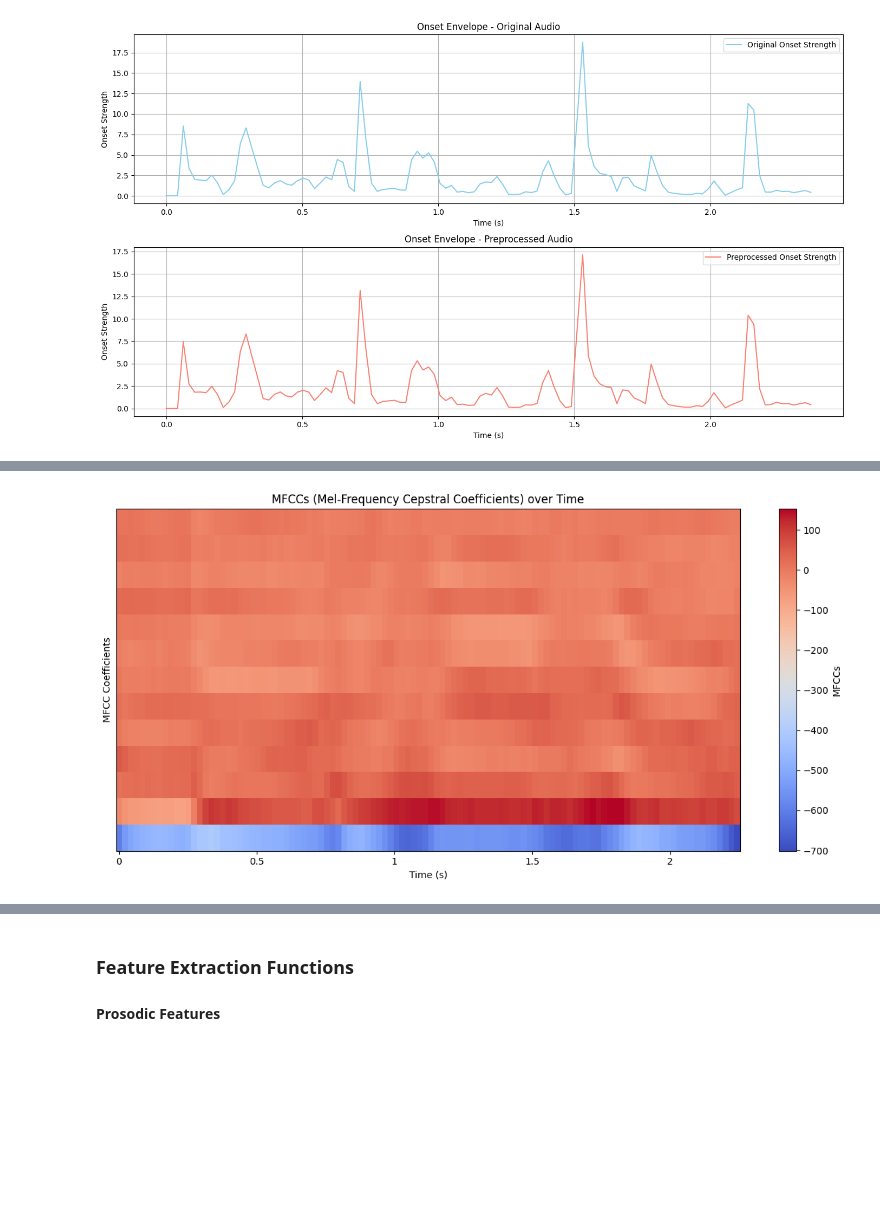
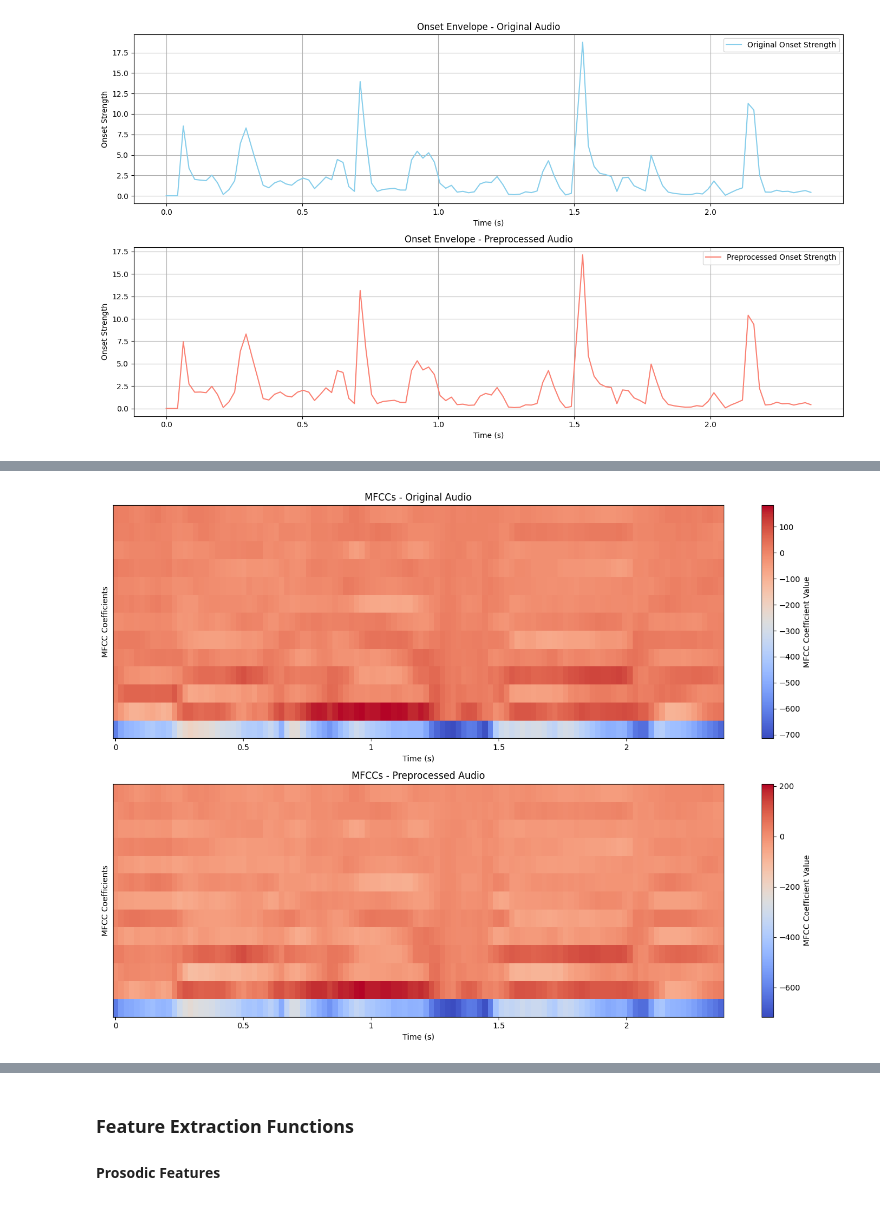
Before and after one commit to brunomfernandes45/emotion-detection, a Jupyter notebook: notebook.ipynb, the cells around one changed output, grey strips where cells are left out. Saved outputs shown, nothing was run; the diff lists cells and outputs as text; code cells hidden in the pictures; blank space fills up the shorter version.

```diff
--- a/notebook.ipynb
+++ b/notebook.ipynb
@@ -122,6 +122,8 @@ n_emotions
 ## **Frequency Domain Analysis**
 
 ### **Fast Fourier Transform (FFT)**
+# %%
+row_index = 0
 # %%
 def plot_fft(audio_data, sr, title):
     """
@@ -526,12 +516,9 @@ def extractNplot_tempo(original_audio, processed_audio, sr):
         "preprocessed_tempo_bpm": tempo_processed,
     }
 
-
-# Usage
-# Ensure that the index [1999] exists in your DataFrame. Adjust the index as needed.
-audio_original = original_df["audio_data"][0]
-audio_processed = original_df["processed_audio"][0]
-sr = original_df["sr"][0]
+audio_original = original_df["audio_data"][row_index]
+audio_processed = original_df["processed_audio"][row_index]
+sr = original_df["sr"][row_index]
 
 tempo_features = extractNplot_tempo(audio_original, audio_processed, sr)
 # %% [output]
@@ -545,48 +532,77 @@ Preprocessed Audio - Estimated Tempo: 98.66 BPM
 # %%
-def extractNplot_mfcc(audio_file):
+def extractNplot_mfcc(original_audio, processed_audio, sr):
     """
-    Extracts and visualizes the MFCCs (Mel-Frequency Cepstral Coefficients) of the audio signal.
+    Extracts and visualizes the MFCCs (Mel-Frequency Cepstral Coefficients) of both the original and preprocessed audio signals.
     Calculates key statistics such as mean and standard deviation for each MFCC coefficient.
 
     Args:
-        audio_file (str): Path to the audio file.
+        original_audio (np.ndarray): Original audio signal.
+        processed_audio (np.ndarray): Preprocessed audio signal.
+        sr (int): Sampling rate.
 
     Returns:
-        dict: A dictionary containing the mean and standard deviation of each MFCC coefficient.
+        dict: A dictionary containing the mean and standard deviation of each MFCC coefficient for both audio signals.
     """
-    # Extract the first 13 MFCCs from the audio signal
-    mfccs = librosa.feature.mfcc(y=y, sr=sr, n_mfcc=13)
 
-    # Calculate the mean and standard deviation of each MFCC coefficient
-    mfccs_mean = np.mean(mfccs, axis=1)  # Mean of each MFCC coefficient
-    mfccs_std = np.std(mfccs, axis=1)    # Standard deviation of each MFCC coefficient
+    def analyze_mfcc(y, sr, label, n_mfcc=13):
+        # Extract MFCCs
+        mfccs = librosa.feature.mfcc(y=y, sr=sr, n_mfcc=n_mfcc)
 
-    # Plot the MFCCs across time
-    plt.figure(figsize=(12, 6))
-    librosa.display.specshow(mfccs, x_axis='time', sr=sr, cmap='coolwarm')
-    plt.colorbar(label='MFCCs')
-    plt.title("MFCCs (Mel-Frequency Cepstral Coefficients) over Time")
+        # Calculate the mean and standard deviation of each MFCC coefficient
+        mfccs_mean = np.mean(mfccs, axis=1)  # Mean of each MFCC coefficient
+        mfccs_std = np.std(mfccs, axis=1)  # Standard deviation of each MFCC coefficient
+
+        # Print the statistics
+        print(f"{label} - MFCC Statistics:")
+        for i in range(n_mfcc):
+            print(f"MFCC {i+1}: Mean = {mfccs_mean[i]:.5f}, Std = {mfccs_std[i]:.5f}")
+        print("\n")
+
+        # Generate time values for the MFCCs
+        mfcc_times = librosa.times_like(mfccs, sr=sr)
+
+        return mfccs, mfcc_times, {"mfccs_mean": mfccs_mean, "mfccs_std": mfccs_std}
+
+    # Analyze original audio
+    mfccs_original, times_original, stats_original = analyze_mfcc(
+        original_audio, sr, "Original Audio"
+    )
+
+    # Analyze preprocessed audio
+    mfccs_processed, times_processed, stats_processed = analyze_mfcc(
+        processed_audio, sr, "Preprocessed Audio"
+    )
+
+    # Plotting
+    plt.figure(figsize=(14, 10))
+
+    # Original Audio MFCCs
+    plt.subplot(2, 1, 1)
+    librosa.display.specshow(mfccs_original, x_axis="time", sr=sr, cmap="coolwarm")
+    plt.colorbar(label="MFCC Coefficient Value")
+    plt.title("MFCCs - Original Audio")
     plt.xlabel("Time (s)")
     plt.ylabel("MFCC Coefficients")
+
+    # Preprocessed Audio MFCCs
+    plt.subplot(2, 1, 2)
+    librosa.display.specshow(mfccs_processed, x_axis="time", sr=sr, cmap="coolwarm")
+    plt.colorbar(label="MFCC Coefficient Value")
+    plt.title("MFCCs - Preprocessed Audio")
+    plt.xlabel("Time (s)")
+    plt.ylabel("MFCC Coefficients")
+
     plt.tight_layout()
     plt.show()
 
-    # Create a DataFrame to display the statistics for each MFCC coefficient
-    mfcc_stats = pd.DataFrame({
-        "MFCC Coefficient": [f"MFCC {i+1}" for i in range(13)],
-        "Mean": mfccs_mean,
-        "Standard Deviation": mfccs_std
-    })
-
-    # Display the MFCC statistics table
-    print("\nMFCC Statistics:")
-    print(mfcc_stats)
-
     return {
-        "mfccs_mean": mfccs_mean,
-        "mfccs_std": mfccs_std,
+        "original_mfcc_stats": stats_original,
+        "processed_mfcc_stats": stats_processed,
     }
 
-audio_file = y, sr = original_df["audio_data"][1999], original_df["sr"][0]
-mfcc_features = extractNplot_mfcc(audio_file)
+audio_original = original_df["audio_data"][row_index]
+audio_processed = original_df["processed_audio"][row_index]
+sr = original_df["sr"][row_index]
+
+mfcc_features = extractNplot_mfcc(audio_original, audio_processed, sr)
 # %% [output]
@@ -593 +626 @@ mfcc_features = extractNplot_mfcc(audio_file)
-[figure, old version]
+[figure, new version]
```
Also changed, not shown: parts of 27 cells of this notebook.
